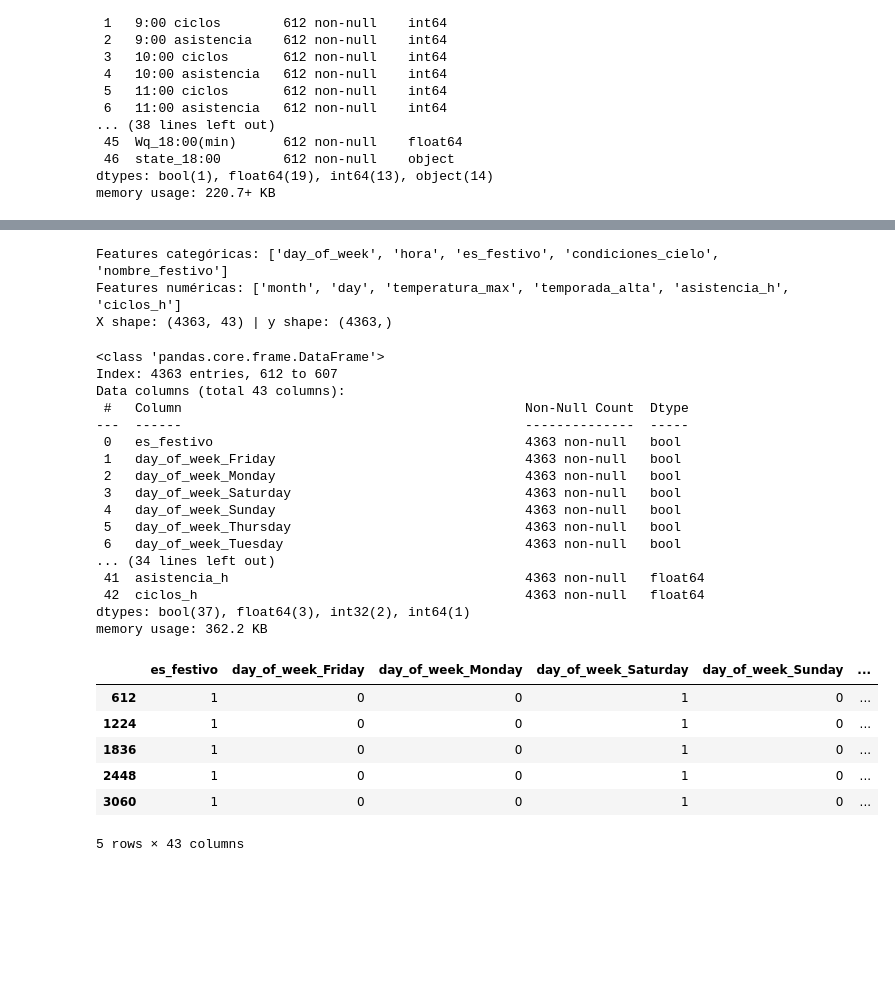
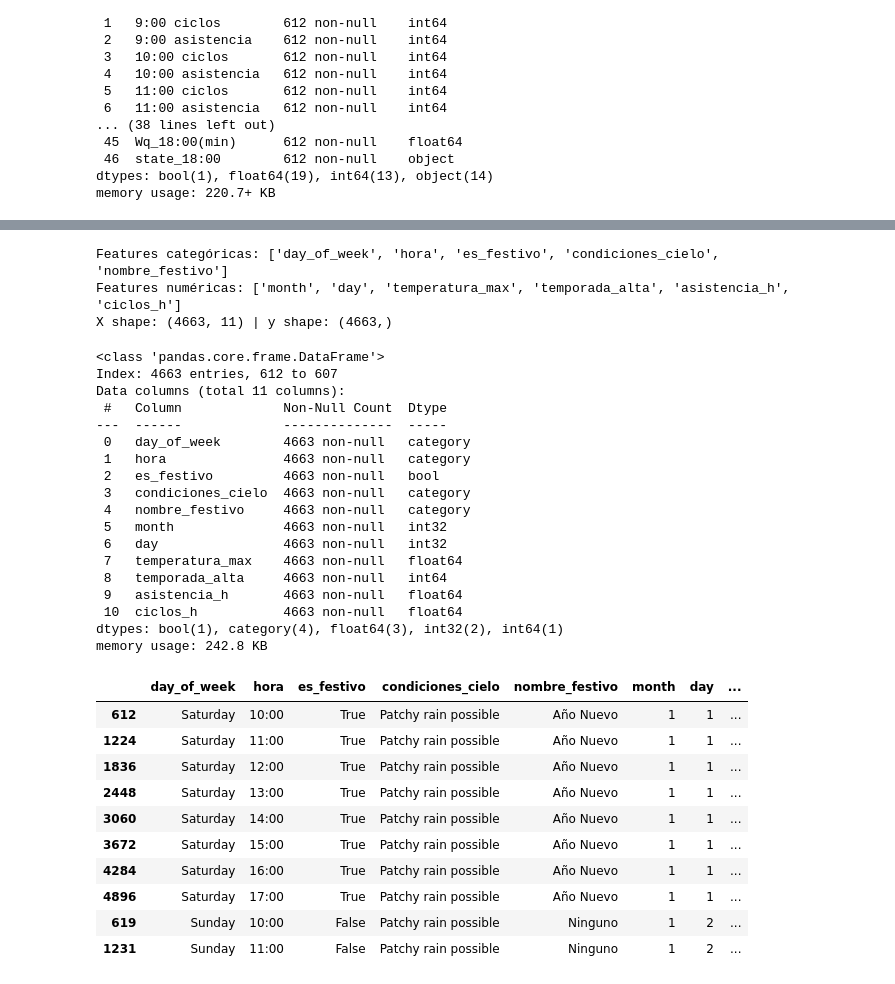
Before and after one commit to Kojimena/petapaontrack_ds, a Jupyter notebook: data_analysis/model.ipynb, the cells around one changed output, grey strips where cells are left out. Drawn from its saved outputs; the diff is of its cells as text; code cells hidden in the pictures; blank space fills up the shorter version.

```diff
--- a/data_analysis/model.ipynb
+++ b/data_analysis/model.ipynb
@@ -6,6 +14,6 @@ import numpy as np
 # %%
 from pathlib import Path
-CSV = Path("../data/by_game/rascacielos.csv")
+CSV = Path("../data/by_game/ballon_wheel.csv")
 df = pd.read_csv(CSV)
 # %%
 df.info()
@@ -269,46 +277,40 @@ Shape después de limpieza: (4363, 14)
 # %%
-# Categóricas (OneHot después)
 cat_cols = [c for c in ["day_of_week","hora","es_festivo", "condiciones_cielo", "nombre_festivo"]
             if c in df_final.columns]
 
-# Numéricas
 num_cols = [c for c in ["month","day","temperatura_max", "temporada_alta", "asistencia_h", "ciclos_h"]
             if c in df_final.columns]
 
-X = df_final[cat_cols + num_cols].copy()
-X_cat = pd.get_dummies(X[cat_cols], drop_first=False)
-X_num = X[num_cols].copy()
+features = cat_cols + num_cols
+X_all = df_final[features].copy()
+y_all = df_final["Wq"].astype(float)
 
-# Ensamble X/y
-X = pd.concat([X_cat, X_num], axis=1)
-y = df_final["Wq"].copy()
-
-X = X.reindex(y.index)
 
 print("Features categóricas:", cat_cols)
 print("Features numéricas:", num_cols)
-print("X shape:", X.shape, "| y shape:", y.shape)
+print("X shape:", X_all.shape, "| y shape:", y_all.shape)
 # %% [output]
 Features categóricas: ['day_of_week', 'hora', 'es_festivo', 'condiciones_cielo', 'nombre_festivo']
 Features numéricas: ['month', 'day', 'temperatura_max', 'temporada_alta', 'asistencia_h', 'ciclos_h']
-X shape: (4363, 43) | y shape: (4363,)
+X shape: (4663, 11) | y shape: (4663,)
 # %%
-X.info()
+X_all.info()
 # %% [output]
 <class 'pandas.core.frame.DataFrame'>
-Index: 4363 entries, 612 to 607
-Data columns (total 43 columns):
- #   Column                                            Non-Null Count  Dtype
----  ------                                            --------------  -----
- 0   es_festivo                                        4363 non-null   bool
- 1   day_of_week_Friday                                4363 non-null   bool
- 2   day_of_week_Monday                                4363 non-null   bool
- 3   day_of_week_Saturday                              4363 non-null   bool
- 4   day_of_week_Sunday                                4363 non-null   bool
- 5   day_of_week_Thursday                              4363 non-null   bool
- 6   day_of_week_Tuesday                               4363 non-null   bool
-... (34 lines left out)
- 41  asistencia_h                                      4363 non-null   float64
- 42  ciclos_h                                          4363 non-null   float64
-dtypes: bool(37), float64(3), int32(2), int64(1)
-memory usage: 362.2 KB
+Index: 4663 entries, 612 to 607
+Data columns (total 11 columns):
+ #   Column             Non-Null Count  Dtype
+---  ------             --------------  -----
+ 0   day_of_week        4663 non-null   category
+ 1   hora               4663 non-null   category
+ 2   es_festivo         4663 non-null   bool
+ 3   condiciones_cielo  4663 non-null   category
+ 4   nombre_festivo     4663 non-null   category
+ 5   month              4663 non-null   int32
+ 6   day                4663 non-null   int32
+ 7   temperatura_max    4663 non-null   float64
+ 8   temporada_alta     4663 non-null   int64
+ 9   asistencia_h       4663 non-null   float64
+ 10  ciclos_h           4663 non-null   float64
+dtypes: bool(1), category(4), float64(3), int32(2), int64(1)
+memory usage: 242.8 KB
@@ -318,12 +317,16 @@ X[bool_cols] = X[bool_cols].astype(int)
 # %%
-X.head()
+X_all.head(10)
 # %% [output]
-|  | es_festivo | day_of_week_Friday | day_of_week_Monday | day_of_week_Saturday | day_of_week_Sunday | ... |
-| 612 | 1 | 0 | 0 | 1 | 0 | ... |
-| 1224 | 1 | 0 | 0 | 1 | 0 | ... |
-| 1836 | 1 | 0 | 0 | 1 | 0 | ... |
-| 2448 | 1 | 0 | 0 | 1 | 0 | ... |
-| 3060 | 1 | 0 | 0 | 1 | 0 | ... |
+|  | day_of_week | hora | es_festivo | condiciones_cielo | nombre_festivo | month | day | ... |
+| 612 | Saturday | 10:00 | True | Patchy rain possible | Año Nuevo | 1 | 1 | ... |
+| 1224 | Saturday | 11:00 | True | Patchy rain possible | Año Nuevo | 1 | 1 | ... |
+| 1836 | Saturday | 12:00 | True | Patchy rain possible | Año Nuevo | 1 | 1 | ... |
+| 2448 | Saturday | 13:00 | True | Patchy rain possible | Año Nuevo | 1 | 1 | ... |
+| 3060 | Saturday | 14:00 | True | Patchy rain possible | Año Nuevo | 1 | 1 | ... |
+| 3672 | Saturday | 15:00 | True | Patchy rain possible | Año Nuevo | 1 | 1 | ... |
+| 4284 | Saturday | 16:00 | True | Patchy rain possible | Año Nuevo | 1 | 1 | ... |
+| 4896 | Saturday | 17:00 | True | Patchy rain possible | Año Nuevo | 1 | 1 | ... |
+| 619 | Sunday | 10:00 | False | Patchy rain possible | Ninguno | 1 | 2 | ... |
+| 1231 | Sunday | 11:00 | False | Patchy rain possible | Ninguno | 1 | 2 | ... |
-5 rows × 43 columns
 # %%
 # Ver porcentaje de outliers usando método IQR
```
Also changed, not shown: parts of 17 cells of this notebook, 3 other files.
